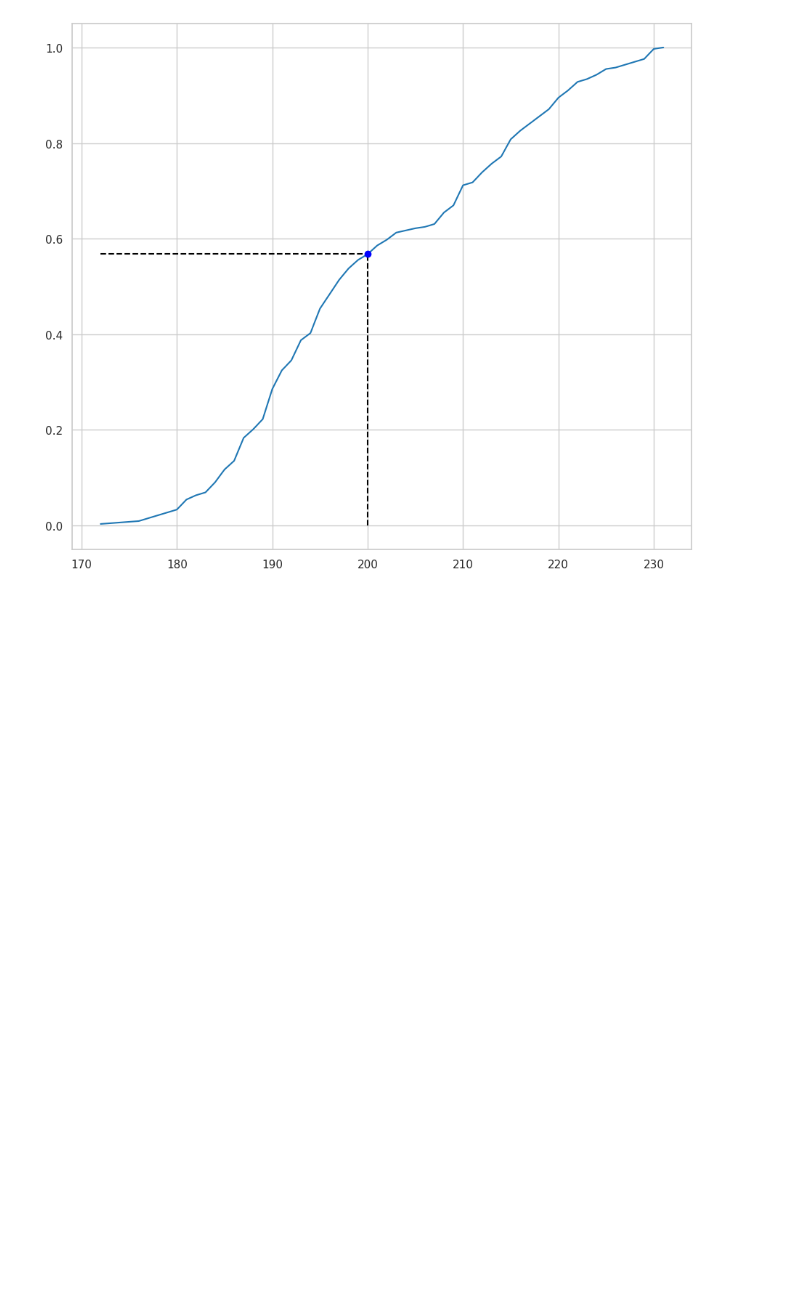
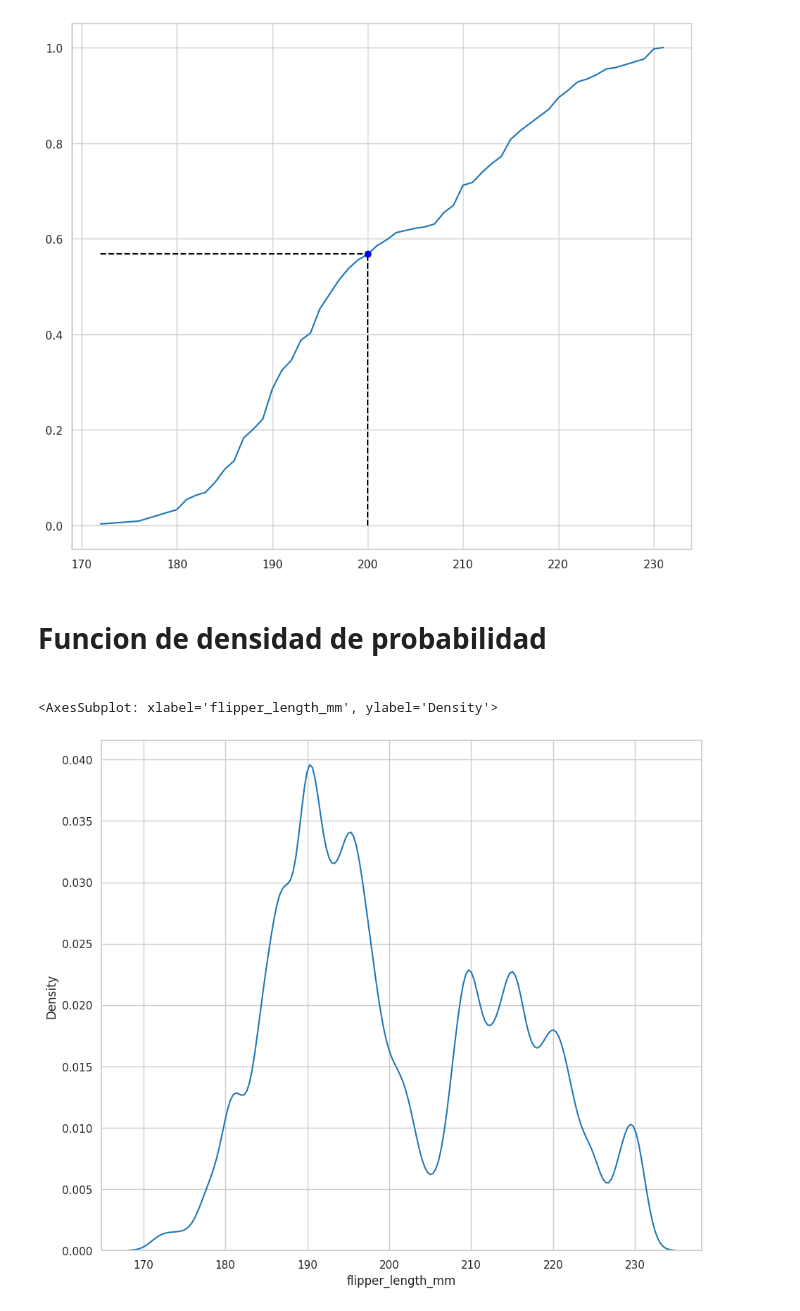
Before and after one commit to JuanDiegoZ/PenguinsDataAnalisis, a Jupyter notebook: penguinsPractice.ipynb, the cells around one changed output. Saved outputs shown, nothing was run; the diff lists cells and outputs as text; code cells hidden in the pictures; blank space fills up the shorter version.

```diff
--- a/penguinsPractice.ipynb
+++ b/penguinsPractice.ipynb
@@ -601,3 +601,14 @@ plt.plot(q,p,'bo')
 0.5675675675675675 :200
 [<matplotlib.lines.Line2D at 0x...>]
 [figure]
+# %% [markdown]
+<h1> Funcion de densidad de probabilidad<h1>
+# %%
+sns.kdeplot(
+    data =  data_penguins_process,
+    x = 'flipper_length_mm',
+    bw_method= 0.09
+)
+# %% [output]
+<AxesSubplot: xlabel='flipper_length_mm', ylabel='Density'>
+[figure, added]
```
Also changed, not shown: parts of 26 cells of this notebook, 2 other files.
